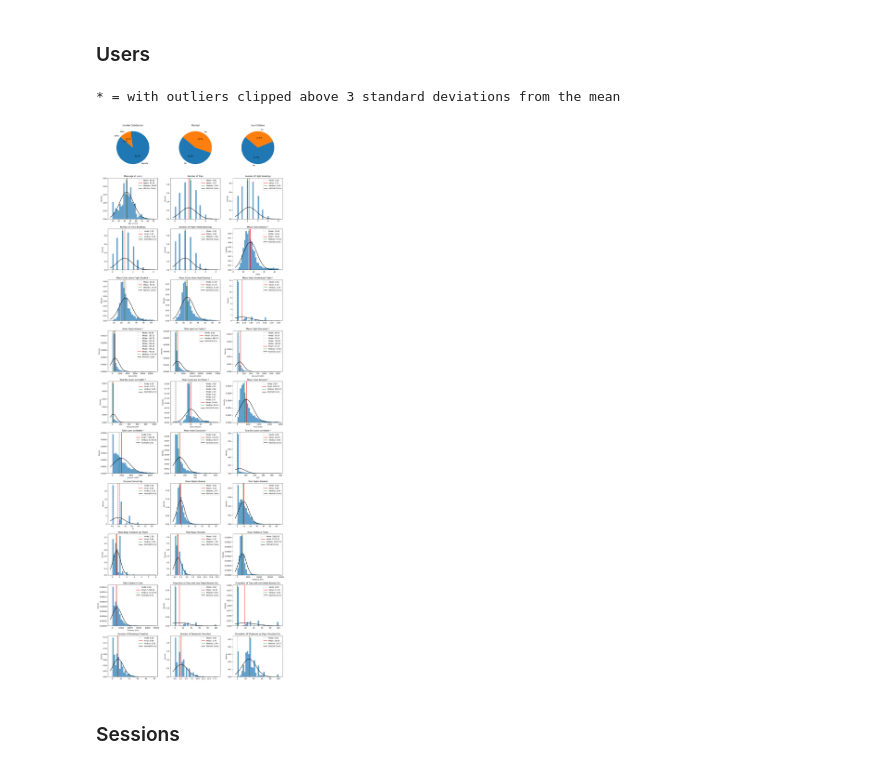
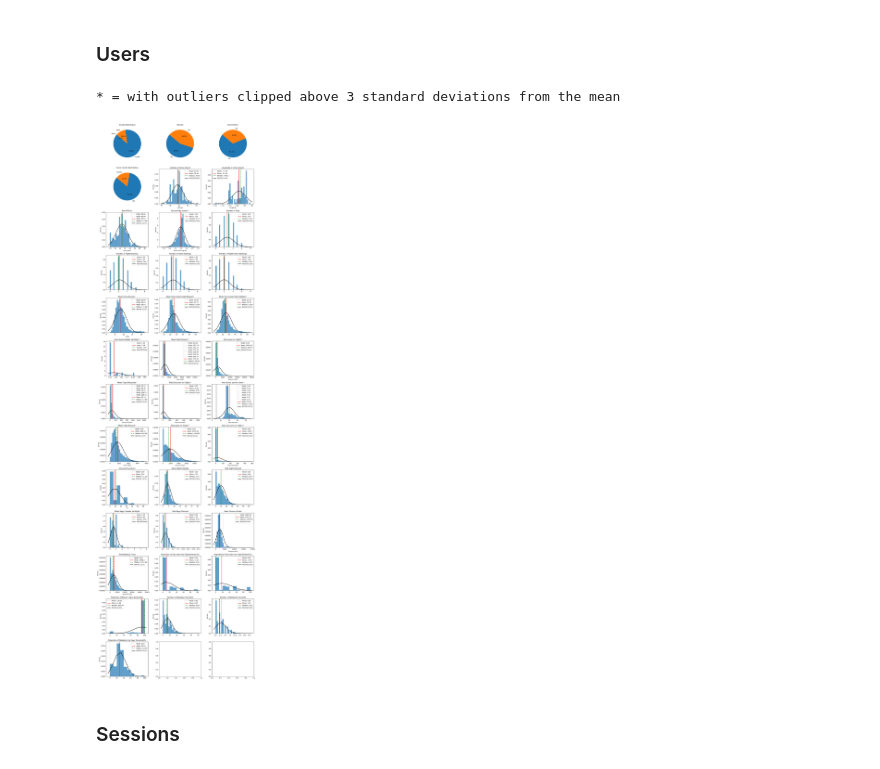
Before and after one commit to kalleoferraz/traveltida-rewards-program, a Jupyter notebook: notebooks/EDA.ipynb, the cells around one changed output. Cells and saved outputs as stored; diff of their text form; code cells hidden in the pictures.

Commit message:
Refactoring on ETL, EDA and Plots

```diff
--- a/notebooks/EDA.ipynb
+++ b/notebooks/EDA.ipynb
@@ -67,47 +72,48 @@ In this sections we will observe some feature's distrubuitions, to check if we f
 # %% [markdown]
 ### Users
 # %%
-ctm = config.central_tendency_measure.title()
-user_plots = {
-  'gender': FrequencyPie(users.gender, 'Gender Distribution', {'F': 'Female', 'M': 'Male', 'O': 'Other'}),
-  'married': FrequencyPie(users.married.astype(int), 'Married', {False: 'No', True: 'Yes'}),
-  'has_children': FrequencyPie(users.has_children.astype(int), 'Has Children', {False: 'No', True: 'Yes'}),
-  'age': Histogram(users.age, f'{ctm} Age of Users', 'Age (years)'),
-  'total_trips': Histogram(users.total_trips, 'Number of Trips'),
-  'flight_bookings': Histogram(users.flight_bookings, 'Number of Flight Bookings'),
-  'hotel_bookings': Histogram(users.hotel_bookings, 'Number of Hotel Bookings'),
-  'combo_bookings': Histogram(users.combo_bookings, 'Number of Flight+Hotel Bookings'),
-  'avg_page_clicks': Histogram(clip_outliers(users.avg_page_clicks), f'{ctm} Clicks/Session *', 'clicks'),
-  'avg_page_clicks_flight_booked': Histogram(clip_outliers(users.avg_page_clicks_flight_booked), f'{ctm} Clicks when Flight Booked *'),
-  'avg_page_clicks_hotel_booked': Histogram(clip_outliers(users.avg_page_clicks_hotel_booked), f'{ctm} Clicks when Hotel Booked *'),
-  'avg_seats_booked': Histogram(clip_outliers(users.avg_seats_booked), f'{ctm} Seats Booked per Flight *'),
-  'avg_flight_amount': Histogram(clip_outliers(users.avg_flight_amount), f'{ctm} Flight Amount *', 'Fare (USD)'),
-  'total_flight_amount': Histogram(clip_outliers(users.total_flight_amount), 'Total spent on Flights *', 'Amount (USD)'),
-  'avg_flight_discount': Histogram(clip_outliers(users.avg_flight_discount), f'{ctm} Flight Discounts *', 'Discount (USD)'),
-  'total_flight_discount': Histogram(clip_outliers(users.total_flight_discount), 'Total Discounts on Flights *', 'Discount (USD)'),
-  'avg_cents_km_flown': Histogram(clip_outliers(users.avg_cents_km_flown), f'{ctm} Cents per km Flown *', 'USD cents/km'),
-  'avg_hotel_amount': Histogram(clip_outliers(users.avg_hotel_amount), f'{ctm} Hotel Amount *', 'Price (USD)'),
-  'total_hotel_amount': Histogram(clip_outliers(users.total_hotel_amount), 'Total spent on Hotels *', 'Amount (USD)'),
-  'avg_hotel_discount': Histogram(clip_outliers(users.avg_hotel_discount), f'{ctm} Hotel Discounts *', 'USD'),
-  'total_hotel_discount': Histogram(clip_outliers(users.total_hotel_discount), 'Total Discounts on Hotels *', 'USD'),
-  'discount_sensitivity': Histogram(users.discount_sensitivity, 'Discount Sensitivity', '%'),
-  'avg_hotel_nights': Histogram(users.avg_hotel_nights, f'{ctm} Nights Booked'),
-  'total_hotel_nights': Histogram(users.total_hotel_nights, 'Total Nights Booked'),
-  'avg_checked_bags': Histogram(users.avg_checked_bags, f'{ctm} Bags Checked per Flight'),
-  'total_checked_bags': Histogram(users.total_checked_bags, 'Total Bags Checked'),
-  'avg_distance_flown': Histogram(users.avg_distance_flown, f'{ctm} Distance Flown', 'Distance (km)'),
-  'total_distance_flown': Histogram(users.total_distance_flown, 'Total Distance Flown', 'Distance (km)'),
-  'pct_only_flight_booked': Histogram(100*users.pct_only_flight_booked, 'Proportion of Trips with only Flight Booked (%)'),
-  'pct_only_hotel_booked': Histogram(100*users.pct_only_hotel_booked, 'Proportion of Trips with only Hotel Booked (%)'),
-  'weekdays_travelled': Histogram(users.weekdays_travelled, 'Number of Weekdays Travelled'),
-  'weekends_travelled': Histogram(users.weekends_travelled, 'Number of Weekends Travelled'),
-  'weekends_proportion': Histogram(100*users.weekends_proportion, 'Proportion of Weekends by Days Travelled (%)'),
-}
-
 print("* = with outliers clipped above 3 standard deviations from the mean")
-PlotGrid(n_cols=3).plot_all(user_plots.values())
+PlotGrid(n_cols=3).plot_all([
+  FrequencyPie(users.gender, 'Gender Distribution', {'F': 'Female', 'M': 'Male', 'O': 'Other'}),
+  FrequencyPie(users.married.astype(int), 'Married', {False: 'No', True: 'Yes'}),
+  FrequencyPie(users.has_children.astype(int), 'Has Children', {False: 'No', True: 'Yes'}),
+  FrequencyPie(users.home_country, 'Home Country Distribution'),
+  Histogram(users.home_airport_lat, 'Latitude of Home Airport', 'Latitude'),
+  Histogram(users.home_airport_lon, 'Longitude of Home Airport', 'Longitude'),
+  Histogram(users.age, 'Age of Users', 'Age (years)'),
+  Histogram(clip_outliers(users.account_age), 'Account Age (years) *', 'Years since sign-up'),
+  Histogram(users.total_trips, 'Number of Trips'),
+  Histogram(users.flight_bookings, 'Number of Flight Bookings'),
+  Histogram(users.hotel_bookings, 'Number of Hotel Bookings'),
+  Histogram(users.combo_bookings, 'Number of Flight+Hotel Bookings'),
+  Histogram(clip_outliers(users.avg_page_clicks), f'{ctm} Clicks/Session *', 'clicks'),
+  Histogram(clip_outliers(users.avg_page_clicks_flight_booked), f'{ctm} Clicks when Flight Booked *'),
+  Histogram(clip_outliers(users.avg_page_clicks_hotel_booked), f'{ctm} Clicks when Hotel Booked *'),
+  Histogram(clip_outliers(users.avg_seats_booked), f'{ctm} Seats Booked per Flight *'),
+  Histogram(clip_outliers(users.avg_flight_amount), f'{ctm} Flight Amount *', 'Fare (USD)'),
+  Histogram(clip_outliers(users.total_flight_amount), 'Total spent on Flights *', 'Amount (USD)'),
+  Histogram(clip_outliers(users.avg_flight_discount), f'{ctm} Flight Discounts *', 'Discount (USD)'),
+  Histogram(clip_outliers(users.total_flight_discount), 'Total Discounts on Flights *', 'Discount (USD)'),
+  Histogram(clip_outliers(users.avg_cents_km_flown), f'{ctm} Cents per km Flown *', 'USD cents/km'),
+  Histogram(clip_outliers(users.avg_hotel_amount), f'{ctm} Hotel Amount *', 'Price (USD)'),
+  Histogram(clip_outliers(users.total_hotel_amount), 'Total spent on Hotels *', 'Amount (USD)'),
+  Histogram(clip_outliers(users.total_hotel_discount), 'Total Discounts on Hotels *', 'Discount (USD)'),
+  Histogram(100*users.discount_sensitivity, 'Discount Sensitivity', '%', bins=10),
+  Histogram(users.avg_hotel_nights, f'{ctm} Nights Booked'),
+  Histogram(users.total_hotel_nights, 'Total Nights Booked'),
+  Histogram(users.avg_checked_bags, f'{ctm} Bags Checked per Flight'),
+  Histogram(users.total_checked_bags, 'Total Bags Checked'),
+  Histogram(users.avg_distance_flown, f'{ctm} Distance Flown', 'Distance (km)'),
+  Histogram(users.total_distance_flown, 'Total Distance Flown', 'Distance (km)'),
+  Histogram(100*users.pct_only_flight_booked, 'Proportion of Trips with only Flight Booked (%)', bins=10),
+  Histogram(100*users.pct_only_hotel_booked, 'Proportion of Trips with only Hotel Booked (%)', bins=10),
+  Histogram(100*users.pct_return_flight_booked, 'Proportion of Return Flights Booked (%)', bins=10),
+  Histogram(users.weekdays_travelled, 'Number of Weekdays Travelled'),
+  Histogram(users.weekends_travelled, 'Number of Weekends Travelled'),
+  Histogram(100*users.weekends_proportion, 'Proportion of Weekends by Days Travelled (%)', bins=10),
+])
 # %% [output]
 * = with outliers clipped above 3 standard deviations from the mean
-[figure, old version]
+[figure, new version]
 # %% [markdown]
 ### Sessions
```
Also changed, not shown: parts of 15 cells of this notebook, 7 other files.
